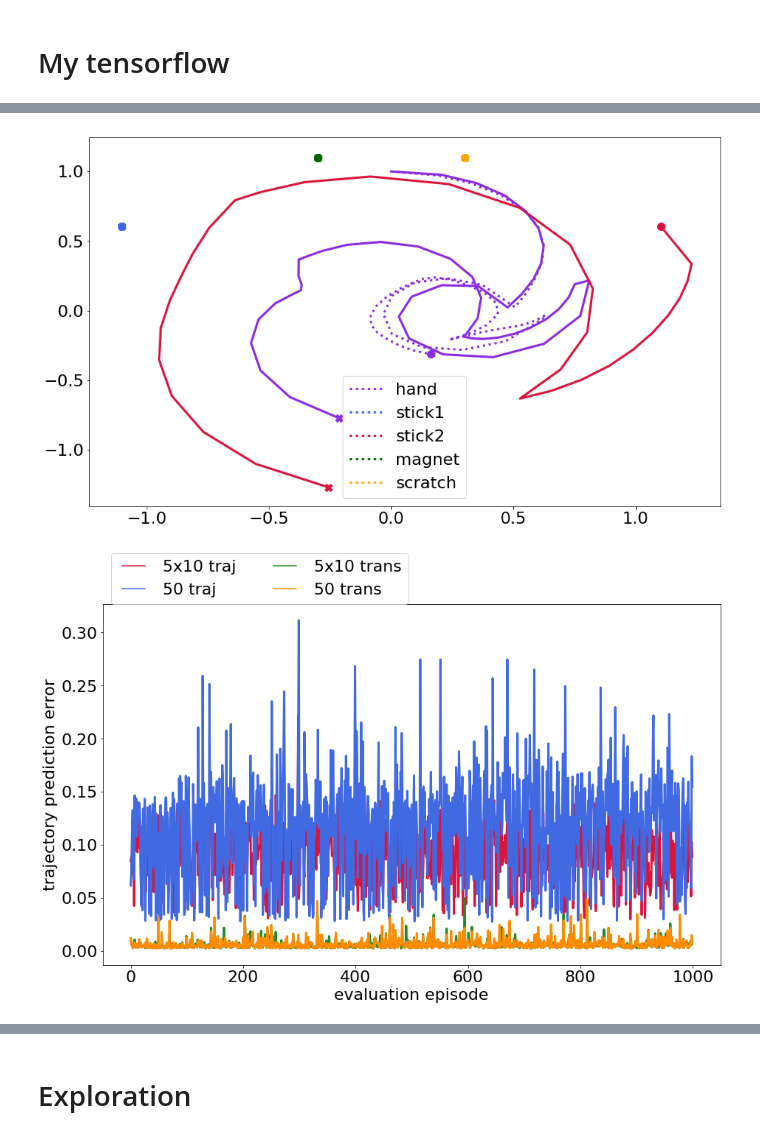
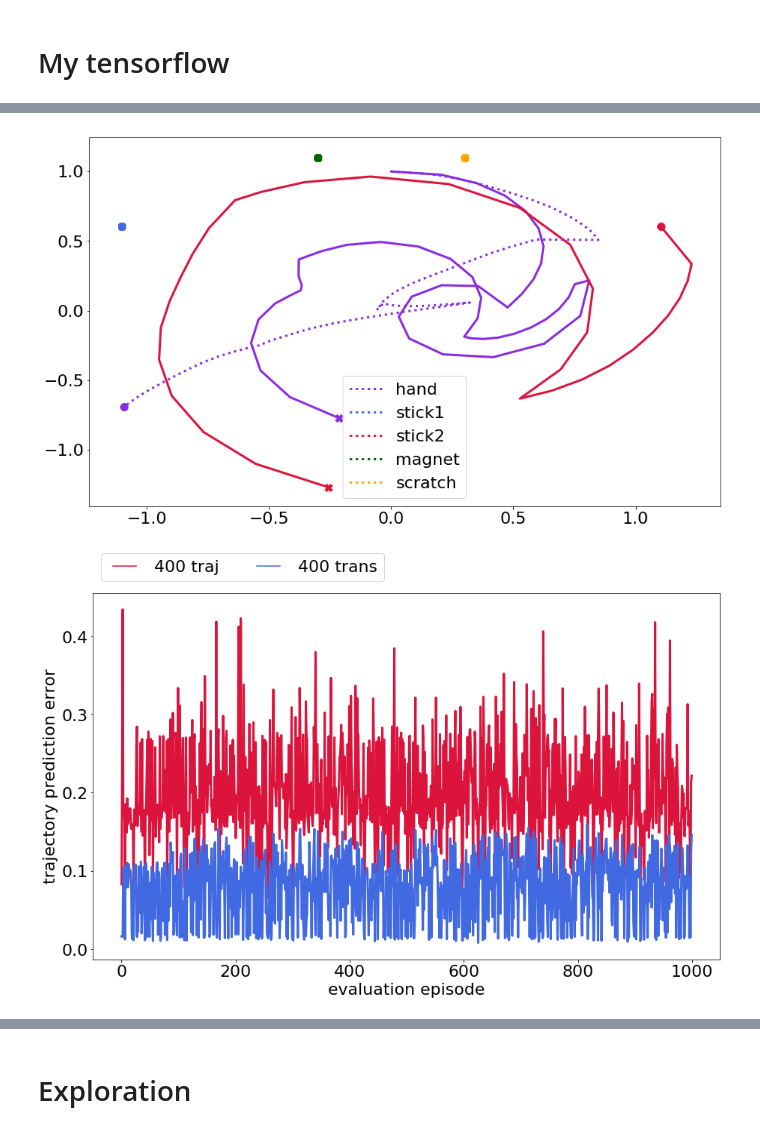
Before and after one commit to TimotheeAnne/stage-m2, a Jupyter notebook: scrip-test/plotter.ipynb, the cells around one changed output, grey strips where cells are left out. Cells and saved outputs as stored; diff of their text form; code cells hidden in the pictures.

Commit message:
early stopping + coverage + evaluation in HER

```diff
--- a/scrip-test/plotter.ipynb
+++ b/scrip-test/plotter.ipynb
@@ -88,8 +193,8 @@ def plot_pred(subdir,data, j, Tmax, Pmax):
         #plt.plot(true_traj[j,:Tmax+1,p]-pred_traj[j,:Tmax+1,p], c=colors[p], label=str(p))
     plt.legend()
 # %%
-def plot_errors(subdirs,names,func,data):
-    data = ['eval_training_data.pk','eval_evaluation_data.pk'][data]
+def plot_errors(subdirs,names,func,data_type):
+    data = ['eval_training_data.pk','eval_evaluation_data.pk','prediction.pk'][data_type]
     traj_means, trans_means = [], []
     traj_stds, trans_stds = [], []
     for param in subdirs:
@@ -99,15 +204,20 @@ def plot_errors(subdirs,names,func,data):
             f = open(subdir+data,'br')
             (pred_traj,pred_trans,true_traj) = pickle.load(f)
             true_traj = np.swapaxes(true_traj[:,:,:18], 0,1)
-            pred_traj = pred_traj[:,:,:,:18]
+            if data_type == 2:
+                pred_traj = pred_traj[:,:,:18]
+                a, axis = 2, 0
+            else:
+                pred_traj = pred_traj[:,:,:,:18]
+                a, axis = 3, (0,1)
             f.close()
-            traj_errors.append(func(np.linalg.norm( pred_traj-true_traj, axis=(3), ord=1)/18, axis=1))
-            trans_errors.append(func(np.linalg.norm( pred_trans-true_traj, axis=(3), ord=1)/18, axis=1))
+            traj_errors.append(func(np.linalg.norm( pred_traj-true_traj, axis=(a), ord=1)/18, axis=a-2))
+            trans_errors.append(func(np.linalg.norm( pred_trans-true_traj, axis=(a), ord=1)/18, axis=a-2))
 
-        traj_means.append(np.mean(traj_errors, axis=(0,1)))
-        trans_means.append(np.mean(trans_errors, axis=(0,1)))
-        trans_stds.append(np.std(trans_errors, axis=(0,1)))
-        traj_stds.append(np.std(traj_errors, axis=(0,1)))
+        traj_means.append(np.mean(traj_errors, axis=axis))
+        trans_means.append(np.mean(trans_errors, axis=axis))
+        trans_stds.append(np.std(trans_errors, axis=axis))
+        traj_stds.append(np.std(traj_errors, axis=axis))
 
     means = traj_means+trans_means
     stds = traj_stds +trans_stds
@@ -319,6 +351,7 @@ HS1M_40000_E5x10 = "/home/tim/Documents/stage-m2/tf_test/log/2019-05-07 11:52:35
 HS2S_400_E5x10 = "/home/tim/Documents/stage-m2/tf_test/log/2019-05-07 13:25:37.143043/"
 HS2S_4000_E5x10 = "/home/tim/Documents/stage-m2/tf_test/log/2019-05-07 13:12:20.784864/"
 
+test = "/home/tim/Documents/stage-m2/multi-task-her-rl/src/data/ArmToolsToys-v1/5600/"
 
 """ Groups """
 rand_4000_from_40000 = [rand_4000_E5x10_1,rand_4000_E5x10_2,rand_4000_E5x10_3,rand_4000_E5x10_4,rand_4000_E5x10_5 ]
@@ -329,5 +362,6 @@ subdirs = [
             rand_4000_from_40000
             ]
 
-names = ["400", '4000']
+subdirs = [[test]]
+names = ["400"]
 # %%
@@ -341,11 +380,11 @@ plot_confusion_matrix(subdirs,0)
 # %%
 # 3 stick2, 4 scratch
 # 504 stick1, 515 magnet
-plot_traj(subdirs[1][0],j=3,Tmax=51,pred_type=1, eval_type=1)
+plot_traj(subdirs[0][0],j=3,Tmax=51,pred_type=1, eval_type=2)
 # %% [output]
-[figure, old version]
+[figure, new version]
 # %%
-plot_errors(subdirs,names,np.mean,1)
+plot_errors(subdirs,names,np.mean,2)
 # %% [output]
-[figure, old version]
+[figure, new version]
 # %%
```
Also changed, not shown: parts of 46 cells of this notebook, 25 other files.
